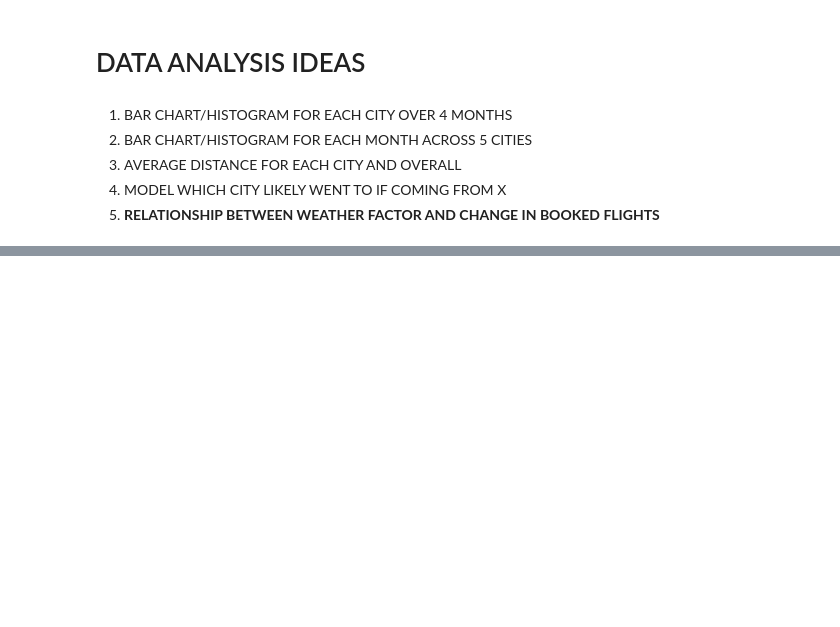
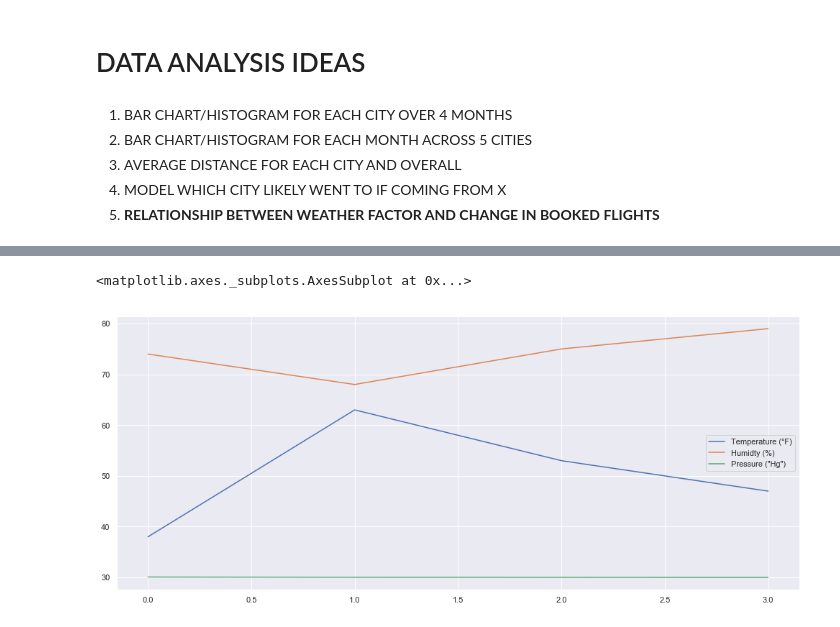
Before and after one commit to adamxkabbara/Paradise-Lost, a Jupyter notebook: Project.ipynb, the cells around one changed output, grey strips where cells are left out. Saved outputs shown, nothing was run; the diff lists cells and outputs as text; code cells hidden in the pictures; blank space fills up the shorter version.

```diff
--- a/Project.ipynb
+++ b/Project.ipynb
@@ -286,0 +298,5 @@ df_orl.head()
+# %%
+sea_we.plot.line()
+# %% [output]
+<matplotlib.axes._subplots.AxesSubplot at 0x...>
+[figure, added]
```
Also changed, not shown: parts of 31 cells of this notebook.
